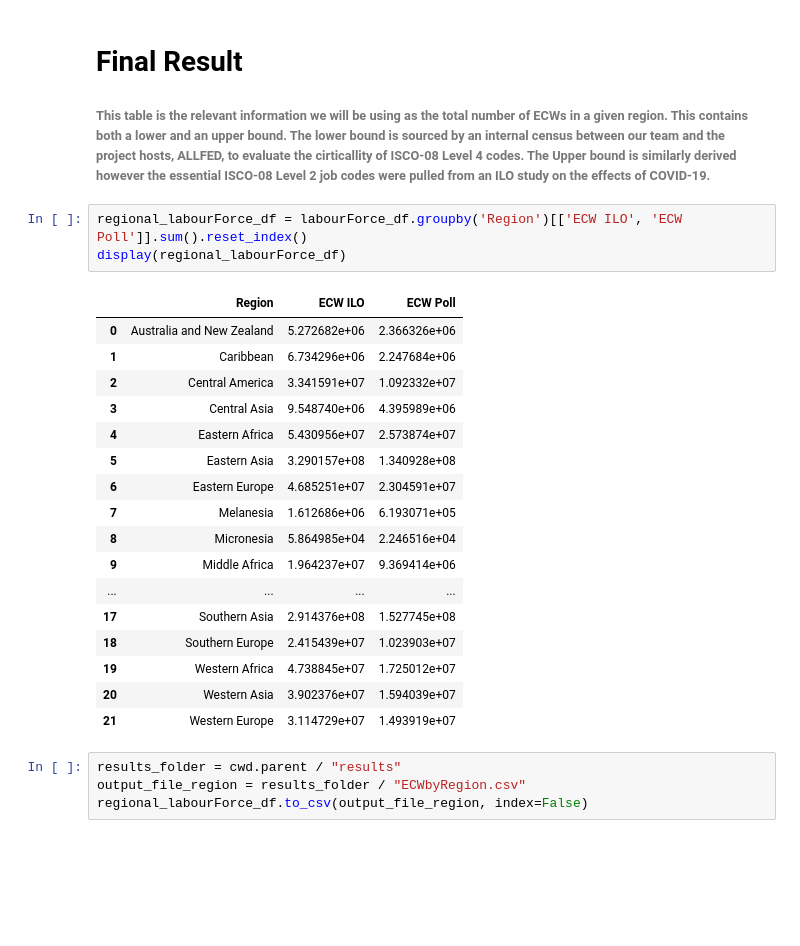
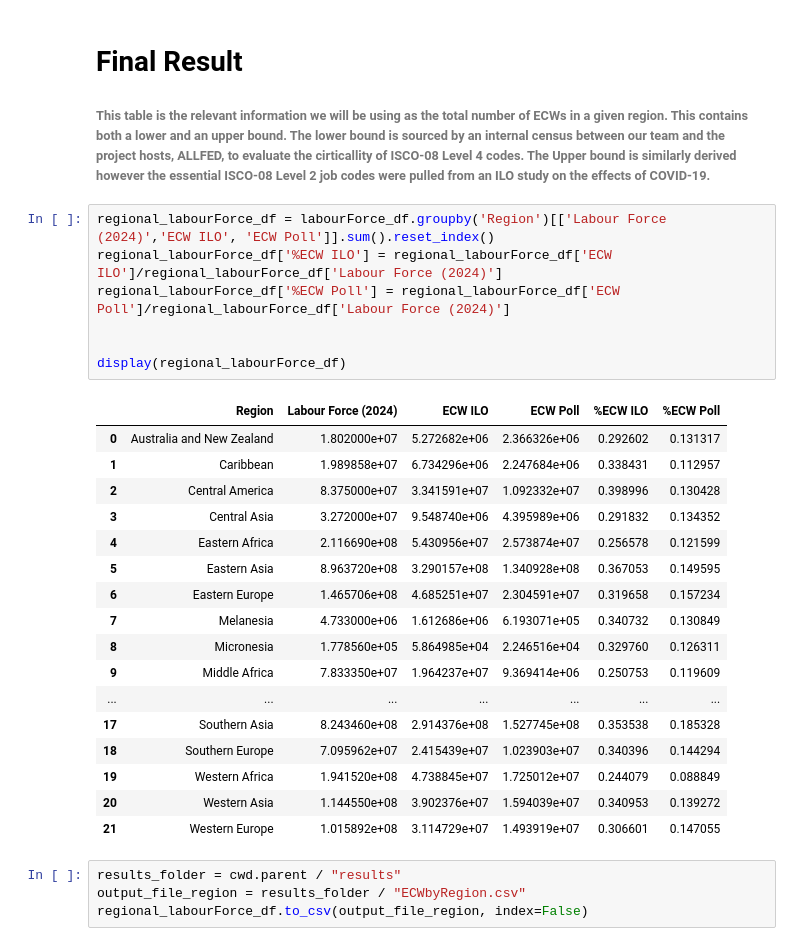
Before and after one commit to SPROOK/InRoomAirFilterScaleUp, a Jupyter notebook: scripts/CriticalWorkerProcessor.ipynb, the cells around one changed output. Cells and saved outputs as stored; diff of their text form; blank space fills up the shorter version.

```diff
--- a/scripts/CriticalWorkerProcessor.ipynb
+++ b/scripts/CriticalWorkerProcessor.ipynb
@@ -482,26 +500,30 @@ pd.set_option('display.max_rows', None)
 # Final Result
 ###### This table is the relevant information we will be using as the total number of ECWs in a given region. This contains both a lower and an upper bound. The lower bound is sourced by an internal census between our team and the project hosts, ALLFED, to evaluate the cirticallity of ISCO-08 Level 4 codes. The Upper bound is similarly derived however the essential ISCO-08 Level 2 job codes were pulled from an ILO study on the effects of COVID-19.
 # %%
-regional_labourForce_df = labourForce_df.groupby('Region')[['ECW ILO', 'ECW Poll']].sum().reset_index()
+regional_labourForce_df = labourForce_df.groupby('Region')[['Labour Force (2024)','ECW ILO', 'ECW Poll']].sum().reset_index()
+regional_labourForce_df['%ECW ILO'] = regional_labourForce_df['ECW ILO']/regional_labourForce_df['Labour Force (2024)']
+regional_labourForce_df['%ECW Poll'] = regional_labourForce_df['ECW Poll']/regional_labourForce_df['Labour Force (2024)']
+
+
 display(regional_labourForce_df)
 # %% [output]
-|  | Region | ECW ILO | ECW Poll |
-| 0 | Australia and New Zealand | 5.272682e+06 | 2.366326e+06 |
-| 1 | Caribbean | 6.734296e+06 | 2.247684e+06 |
-| 2 | Central America | 3.341591e+07 | 1.092332e+07 |
-| 3 | Central Asia | 9.548740e+06 | 4.395989e+06 |
-| 4 | Eastern Africa | 5.430956e+07 | 2.573874e+07 |
-| 5 | Eastern Asia | 3.290157e+08 | 1.340928e+08 |
-| 6 | Eastern Europe | 4.685251e+07 | 2.304591e+07 |
-| 7 | Melanesia | 1.612686e+06 | 6.193071e+05 |
-| 8 | Micronesia | 5.864985e+04 | 2.246516e+04 |
-| 9 | Middle Africa | 1.964237e+07 | 9.369414e+06 |
-| ... | ... | ... | ... |
-| 17 | Southern Asia | 2.914376e+08 | 1.527745e+08 |
-| 18 | Southern Europe | 2.415439e+07 | 1.023903e+07 |
-| 19 | Western Africa | 4.738845e+07 | 1.725012e+07 |
-| 20 | Western Asia | 3.902376e+07 | 1.594039e+07 |
-| 21 | Western Europe | 3.114729e+07 | 1.493919e+07 |
+|  | Region | Labour Force (2024) | ECW ILO | ECW Poll | %ECW ILO | %ECW Poll |
+| 0 | Australia and New Zealand | 1.802000e+07 | 5.272682e+06 | 2.366326e+06 | 0.292602 | 0.131317 |
+| 1 | Caribbean | 1.989858e+07 | 6.734296e+06 | 2.247684e+06 | 0.338431 | 0.112957 |
+| 2 | Central America | 8.375000e+07 | 3.341591e+07 | 1.092332e+07 | 0.398996 | 0.130428 |
+| 3 | Central Asia | 3.272000e+07 | 9.548740e+06 | 4.395989e+06 | 0.291832 | 0.134352 |
+| 4 | Eastern Africa | 2.116690e+08 | 5.430956e+07 | 2.573874e+07 | 0.256578 | 0.121599 |
+| 5 | Eastern Asia | 8.963720e+08 | 3.290157e+08 | 1.340928e+08 | 0.367053 | 0.149595 |
+| 6 | Eastern Europe | 1.465706e+08 | 4.685251e+07 | 2.304591e+07 | 0.319658 | 0.157234 |
+| 7 | Melanesia | 4.733000e+06 | 1.612686e+06 | 6.193071e+05 | 0.340732 | 0.130849 |
+| 8 | Micronesia | 1.778560e+05 | 5.864985e+04 | 2.246516e+04 | 0.329760 | 0.126311 |
+| 9 | Middle Africa | 7.833350e+07 | 1.964237e+07 | 9.369414e+06 | 0.250753 | 0.119609 |
+| ... | ... | ... | ... | ... | ... | ... |
+| 17 | Southern Asia | 8.243460e+08 | 2.914376e+08 | 1.527745e+08 | 0.353538 | 0.185328 |
+| 18 | Southern Europe | 7.095962e+07 | 2.415439e+07 | 1.023903e+07 | 0.340396 | 0.144294 |
+| 19 | Western Africa | 1.941520e+08 | 4.738845e+07 | 1.725012e+07 | 0.244079 | 0.088849 |
+| 20 | Western Asia | 1.144550e+08 | 3.902376e+07 | 1.594039e+07 | 0.340953 | 0.139272 |
+| 21 | Western Europe | 1.015892e+08 | 3.114729e+07 | 1.493919e+07 | 0.306601 | 0.147055 |
 # %%
 results_folder = cwd.parent / "results"
 output_file_region = results_folder / "ECWbyRegion.csv"
```
Also changed, not shown: parts of 2 cells of this notebook, 10 other files.
